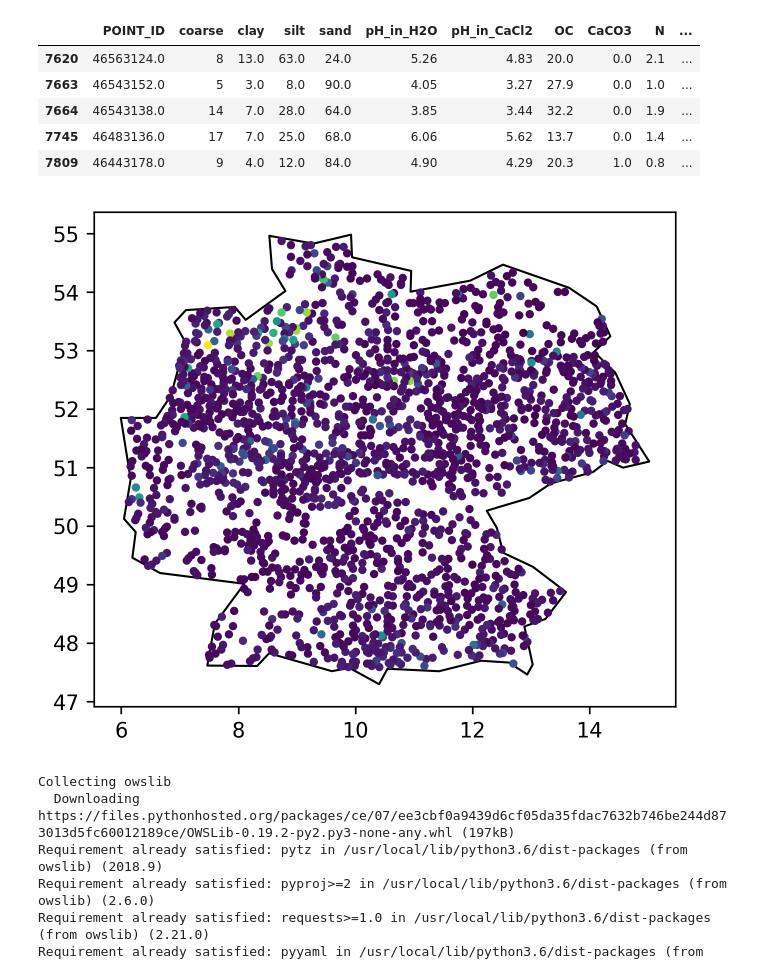
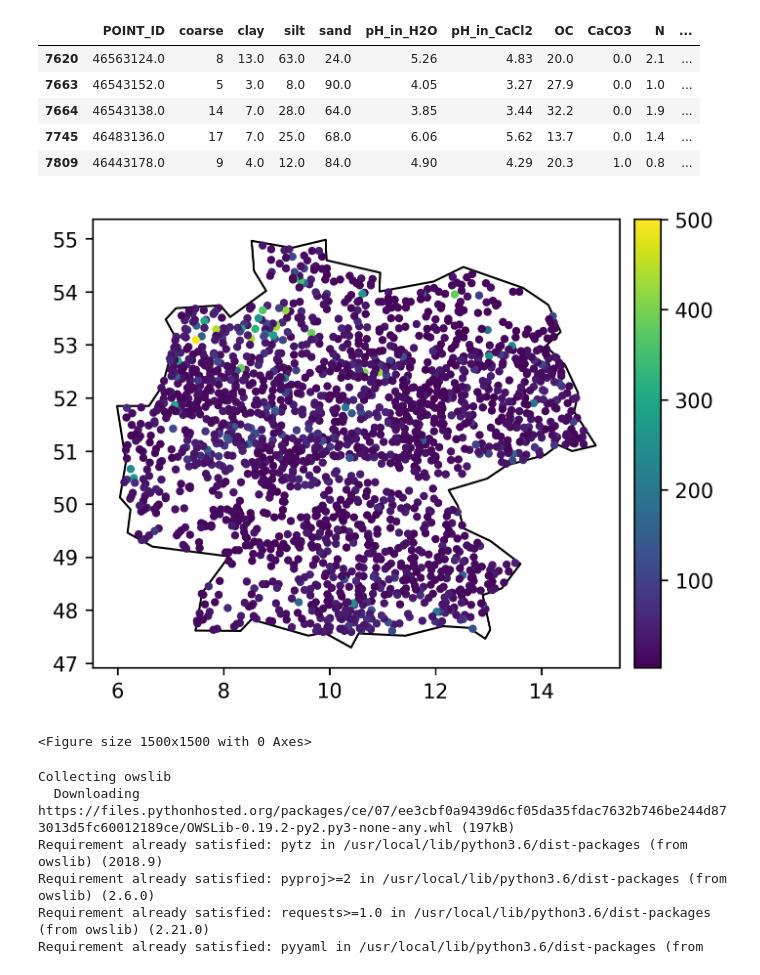
Before and after one commit to ppiont/cnn-soc-wagga, a Jupyter notebook: data_visualization.ipynb, the cells around one changed output. Saved outputs shown, nothing was run; the diff lists cells and outputs as text; code cells hidden in the pictures.

```diff
--- a/data_visualization.ipynb
+++ b/data_visualization.ipynb
@@ -49,16 +49,27 @@ world = gpd.read_file(gpd.datasets.get_path('naturalearth_lowres'))
 # %%
 import matplotlib.pyplot as plt
 plt.rcParams["figure.figsize"] = [5,5]
 plt.rcParams["figure.dpi"] = 300
-# We restrict to Germany
+
+from mpl_toolkits.axes_grid1 import make_axes_locatable
+
+# Restrict to Germany
 ax = world[world.name == "Germany"].plot(
     color='white', edgecolor='black')
 
-# We can now plot our ``GeoDataFrame``.
-gdf.plot(ax=ax, marker = '.', column = "OC")
+divider = make_axes_locatable(ax)
+cax = divider.append_axes("right", size="5%", pad=0.1)
+
+#targets[(targets.OC < (targets.OC.mean() + targets.OC.std() * 3)) & (targets.OC > (targets.OC.mean() - targets.OC.std() * 3))].plot(column='OC', ax=ax, legend=True, cax=cax)
+
+# Plot
+gdf.plot(ax=ax, marker = '.', column = "OC", legend=True, cax = cax)
 plt.show()
+
+plt.savefig("germanyplot.png")
 # %% [output]
-[figure, old version]
+[figure, new version]
+<Figure size 1500x1500 with 0 Axes>
 # %%
 !pip install owslib
 # %% [output]
```
